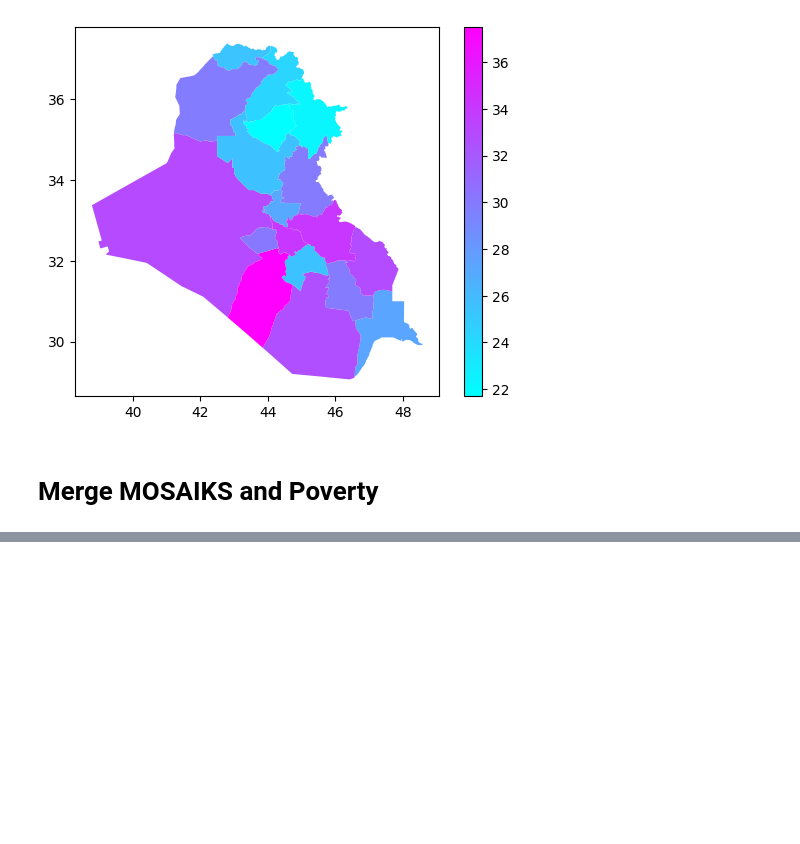
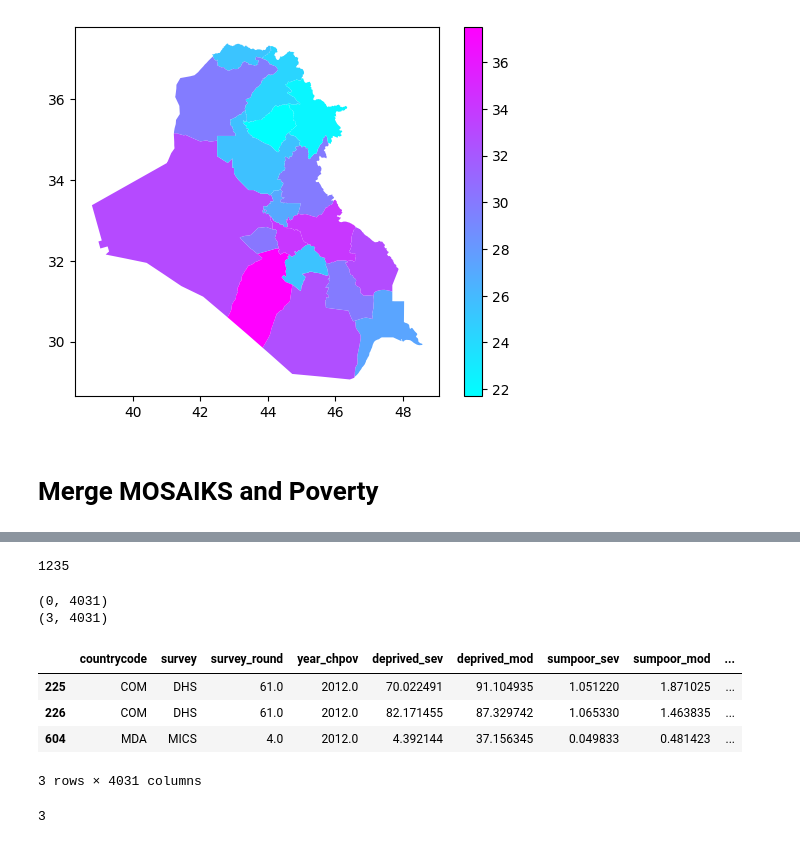
Before and after one commit to marinavicini/child_poverty_iraq, a Jupyter notebook: notebooks/1.2_mv_load-adm1-data.ipynb, the cells around one changed output, grey strips where cells are left out. Drawn from its saved outputs; the diff is of its cells as text; code cells hidden in the pictures; blank space fills up the shorter version.

```diff
--- a/notebooks/1.2_mv_load-adm1-data.ipynb
+++ b/notebooks/1.2_mv_load-adm1-data.ipynb
@@ -254,0 +339,20 @@ mosaiks_adm1.head(1)
+# %%
+(tmp['geom_pov']!=tmp['geometry']).sum()
+# %% [output]
+1235
+# %%
+tmp['geom_inter'] = tmp.apply(lambda x: x['geom_pov'].intersection(x['geom_mos']), axis=1)
+# %%
+print(tmp[tmp['geom_pov'].isnull()].shape)
+print(tmp[tmp['geom_mos'].isnull()].shape)
+# %% [output]
+(0, 4031)
+(3, 4031)
+# %%
+tmp[tmp['geom_inter'].isnull()]
+# %% [output]
+|  | countrycode | survey | survey_round | year_chpov | deprived_sev | deprived_mod | sumpoor_sev | sumpoor_mod | ... |
+| 225 | COM | DHS | 61.0 | 2012.0 | 70.022491 | 91.104935 | 1.051220 | 1.871025 | ... |
+| 226 | COM | DHS | 61.0 | 2012.0 | 82.171455 | 87.329742 | 1.065330 | 1.463835 | ... |
+| 604 | MDA | MICS | 4.0 | 2012.0 | 4.392144 | 37.156345 | 0.049833 | 0.481423 | ... |
+3 rows × 4031 columns
@@ -254,0 +367,4 @@ mosaiks_adm1.head(1)
+# %%
+sum(tmp['area_inter']==0)
+# %% [output]
+3
```
Also changed, not shown: parts of 37 cells of this notebook.
